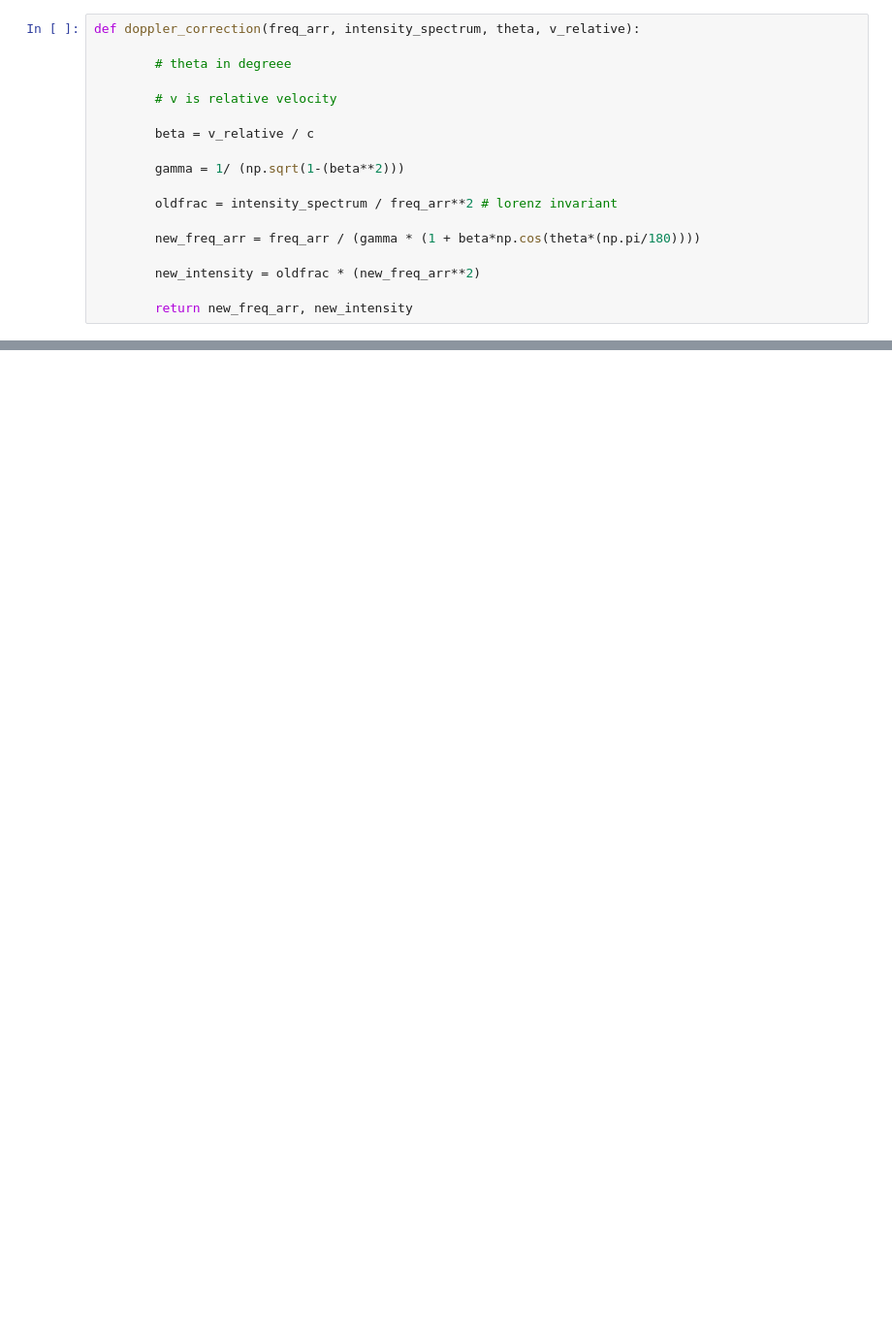
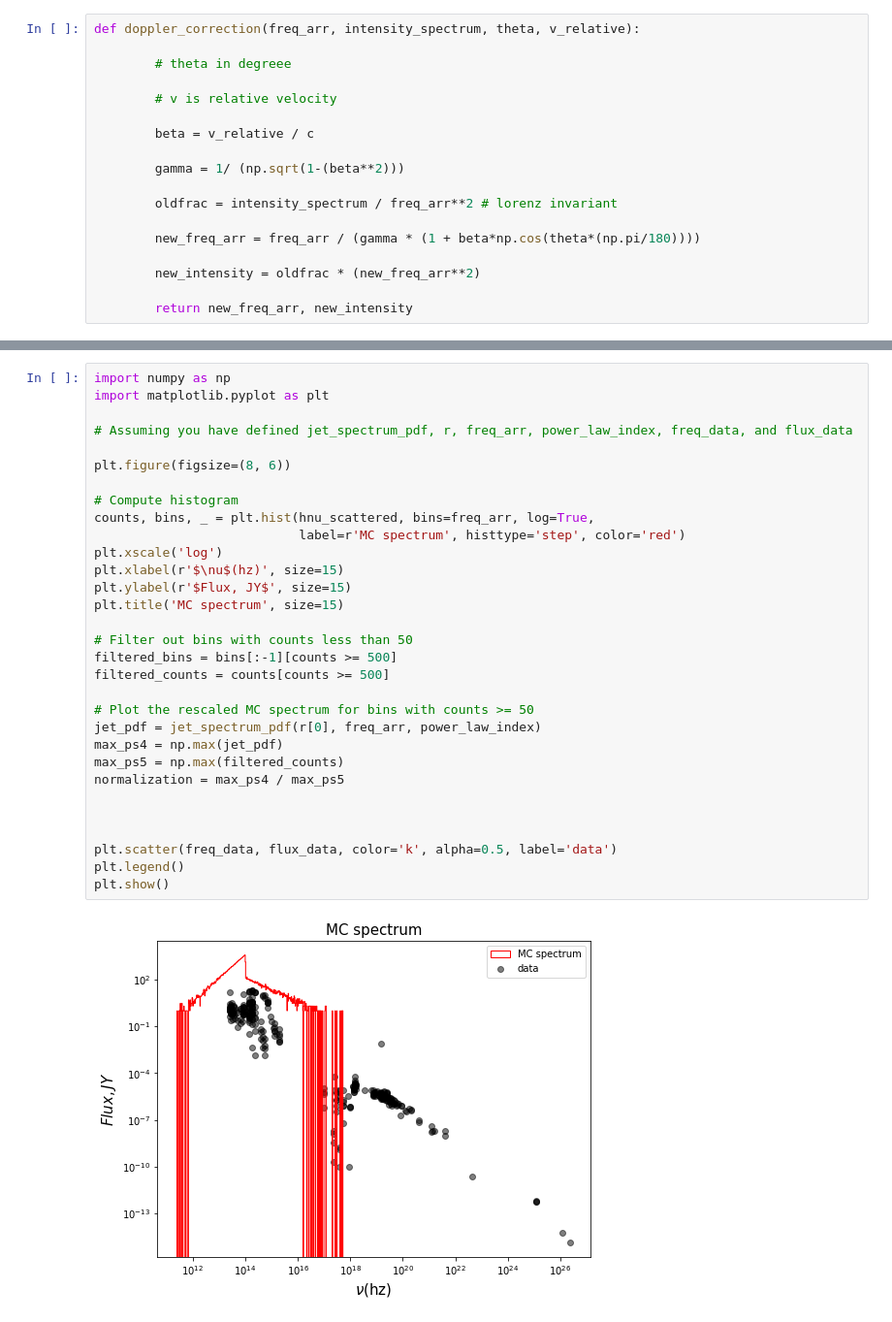
Before and after one commit to afinemax/extreme_astrophysics_2023, a Jupyter notebook: ps5/max_fine_project.ipynb, the cells around one changed output, grey strips where cells are left out. Shown: that part at 97% size. Drawn from its saved outputs; the diff is of its cells as text; blank space fills up the shorter version.

```diff
--- a/ps5/max_fine_project.ipynb
+++ b/ps5/max_fine_project.ipynb
@@ -904,0 +980,33 @@ Compton y parameter: 2.431e+00
+# %%
+import numpy as np
+import matplotlib.pyplot as plt
+
+# Assuming you have defined jet_spectrum_pdf, r, freq_arr, power_law_index, freq_data, and flux_data
+
+plt.figure(figsize=(8, 6))
+
+# Compute histogram
+counts, bins, _ = plt.hist(hnu_scattered, bins=freq_arr, log=True,
+                           label=r'MC spectrum', histtype='step', color='red')
+plt.xscale('log')
+plt.xlabel(r'$\nu$(hz)', size=15)
+plt.ylabel(r'$Flux, JY$', size=15)
+plt.title('MC spectrum', size=15)
+
+# Filter out bins with counts less than 50
+filtered_bins = bins[:-1][counts >= 500]
+filtered_counts = counts[counts >= 500]
+
+# Plot the rescaled MC spectrum for bins with counts >= 50
+jet_pdf = jet_spectrum_pdf(r[0], freq_arr, power_law_index)
+max_ps4 = np.max(jet_pdf)
+max_ps5 = np.max(filtered_counts)
+normalization = max_ps4 / max_ps5
+
+
+
+plt.scatter(freq_data, flux_data, color='k', alpha=0.5, label='data')
+plt.legend()
+plt.show()
+# %% [output]
+[figure, added]
```
Also changed, not shown: parts of 18 cells of this notebook.
